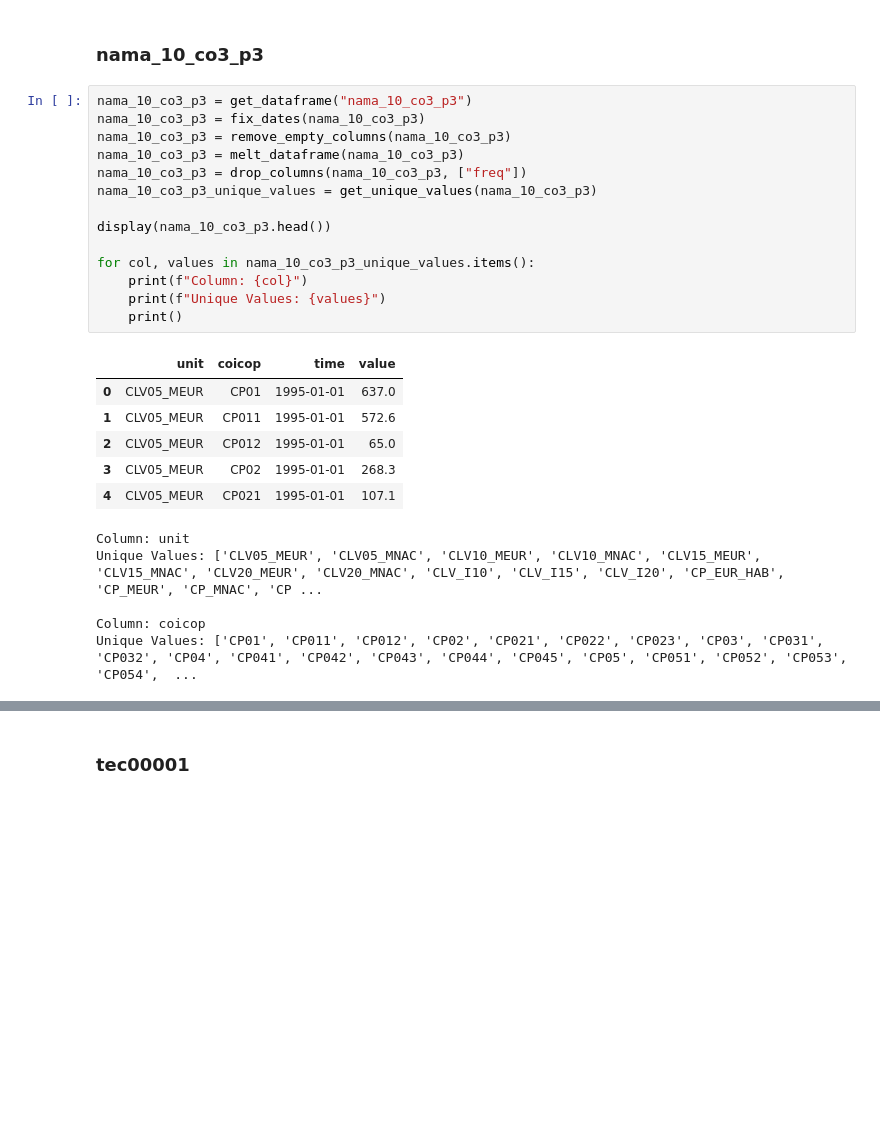
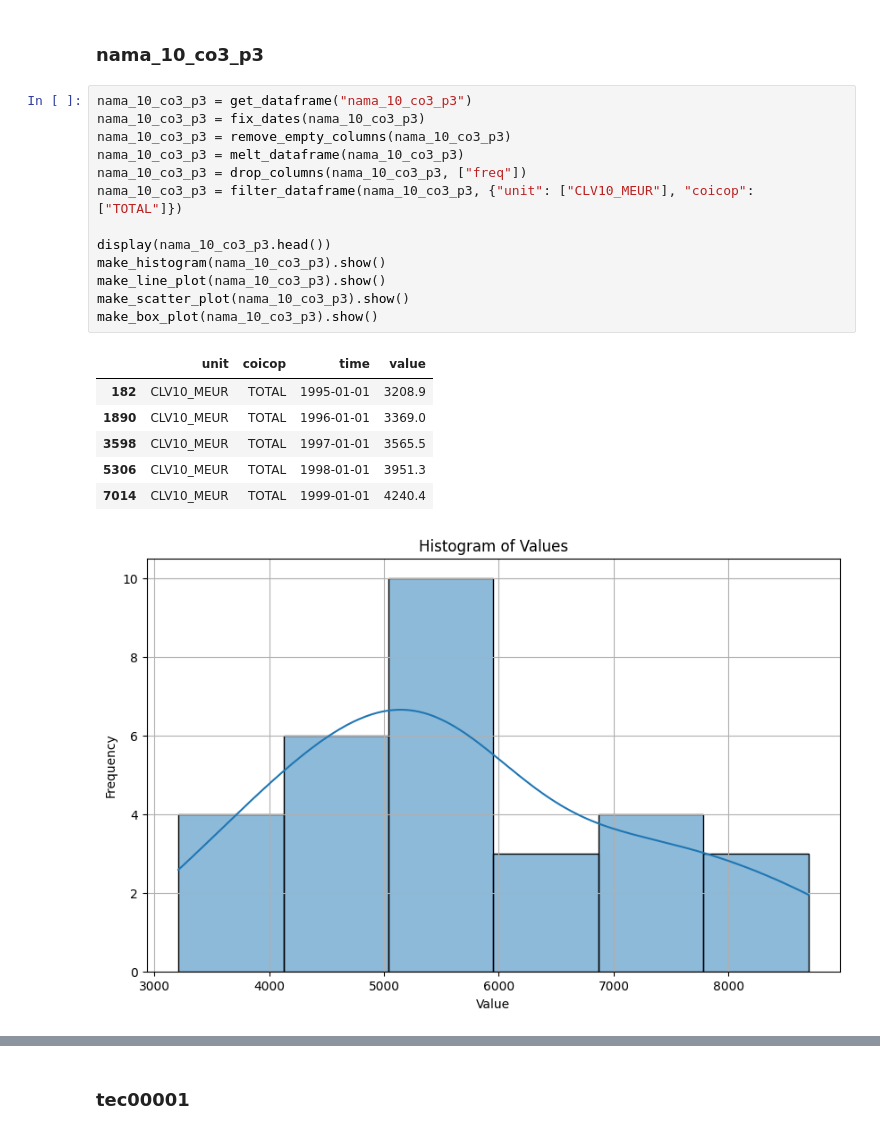
Before and after one commit to muffindud/iceland-data-analysis, a Jupyter notebook: main.ipynb, the cells around one changed output, grey strips where cells are left out. Saved outputs shown, nothing was run; the diff lists cells and outputs as text; blank space fills up the shorter version.

Commit message:
add plots to first quest

```diff
--- a/main.ipynb
+++ b/main.ipynb
@@ -261,26 +268,21 @@ make_box_plot(namq_10_gdp).show()
 # %%
 nama_10_co3_p3 = get_dataframe("nama_10_co3_p3")
 nama_10_co3_p3 = fix_dates(nama_10_co3_p3)
 nama_10_co3_p3 = remove_empty_columns(nama_10_co3_p3)
 nama_10_co3_p3 = melt_dataframe(nama_10_co3_p3)
 nama_10_co3_p3 = drop_columns(nama_10_co3_p3, ["freq"])
-nama_10_co3_p3_unique_values = get_unique_values(nama_10_co3_p3)
+nama_10_co3_p3 = filter_dataframe(nama_10_co3_p3, {"unit": ["CLV10_MEUR"], "coicop": ["TOTAL"]})
 
 display(nama_10_co3_p3.head())
-
-for col, values in nama_10_co3_p3_unique_values.items():
-    print(f"Column: {col}")
-    print(f"Unique Values: {values}")
-    print()
+make_histogram(nama_10_co3_p3).show()
+make_line_plot(nama_10_co3_p3).show()
+make_scatter_plot(nama_10_co3_p3).show()
+make_box_plot(nama_10_co3_p3).show()
 # %% [output]
 |  | unit | coicop | time | value |
-| 0 | CLV05_MEUR | CP01 | 1995-01-01 | 637.0 |
-| 1 | CLV05_MEUR | CP011 | 1995-01-01 | 572.6 |
-| 2 | CLV05_MEUR | CP012 | 1995-01-01 | 65.0 |
-| 3 | CLV05_MEUR | CP02 | 1995-01-01 | 268.3 |
-| 4 | CLV05_MEUR | CP021 | 1995-01-01 | 107.1 |
+| 182 | CLV10_MEUR | TOTAL | 1995-01-01 | 3208.9 |
+| 1890 | CLV10_MEUR | TOTAL | 1996-01-01 | 3369.0 |
+| 3598 | CLV10_MEUR | TOTAL | 1997-01-01 | 3565.5 |
+| 5306 | CLV10_MEUR | TOTAL | 1998-01-01 | 3951.3 |
+| 7014 | CLV10_MEUR | TOTAL | 1999-01-01 | 4240.4 |
-Column: unit
-Unique Values: ['CLV05_MEUR', 'CLV05_MNAC', 'CLV10_MEUR', 'CLV10_MNAC', 'CLV15_MEUR', 'CLV15_MNAC', 'CLV20_MEUR', 'CLV20_MNAC', 'CLV_I10', 'CLV_I15', 'CLV_I20', 'CP_EUR_HAB', 'CP_MEUR', 'CP_MNAC', 'CP ...
-
-Column: coicop
-Unique Values: ['CP01', 'CP011', 'CP012', 'CP02', 'CP021', 'CP022', 'CP023', 'CP03', 'CP031', 'CP032', 'CP04', 'CP041', 'CP042', 'CP043', 'CP044', 'CP045', 'CP05', 'CP051', 'CP052', 'CP053', 'CP054',  ...
+[figure, added]
```
Also changed, not shown: parts of 6 cells of this notebook.
